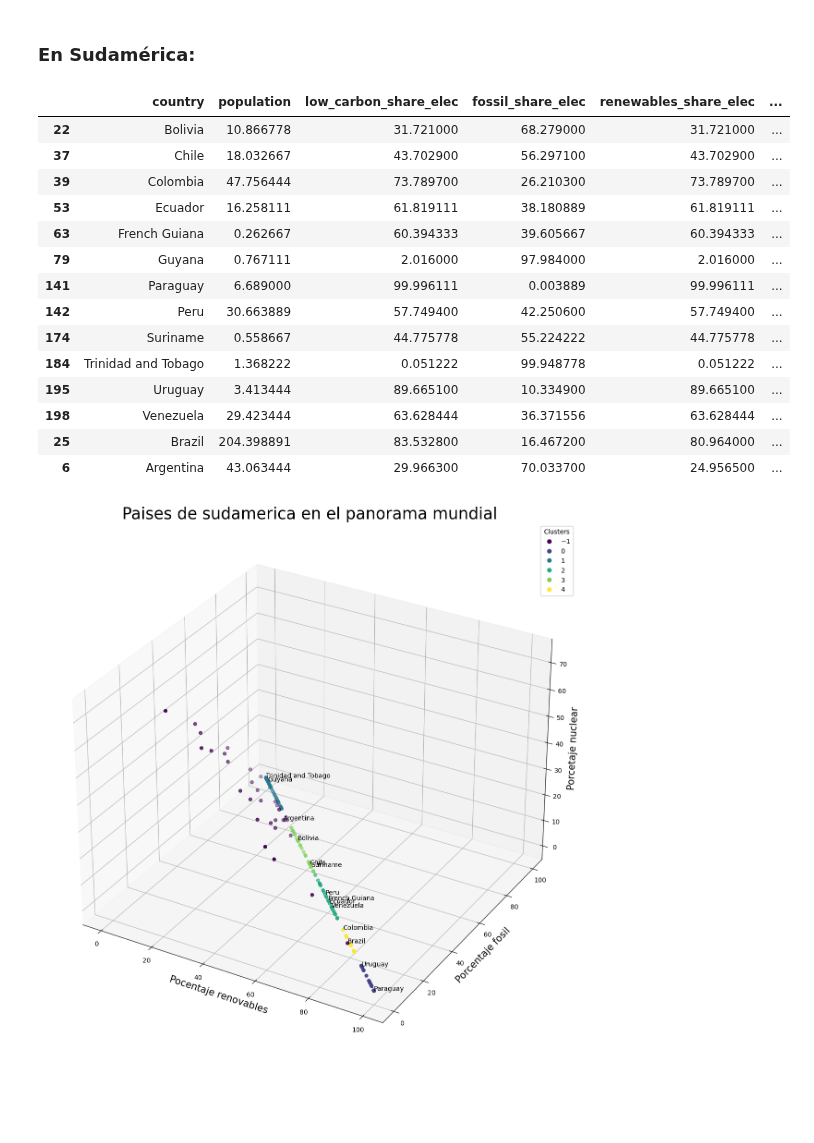
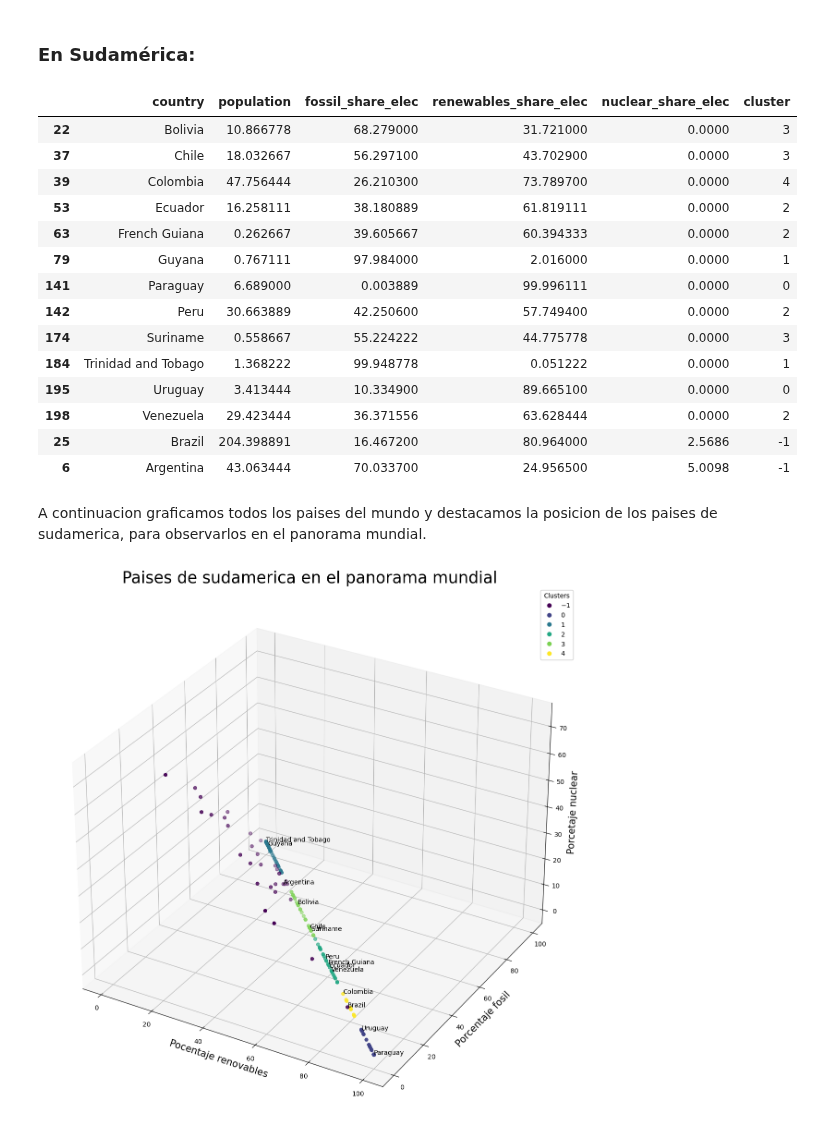
Before and after one commit to L-Ameneiro/EDA-Datasets, a Jupyter notebook: notebooks/modelo_no_supervisado.ipynb, the cells around one changed output. Saved outputs shown, nothing was run; the diff lists cells and outputs as text; code cells hidden in the pictures; blank space fills up the shorter version.

```diff
--- a/notebooks/modelo_no_supervisado.ipynb
+++ b/notebooks/modelo_no_supervisado.ipynb
@@ -111,6 +106,10 @@ Se pondran a prueba 540 combinaciones de 30 valores de epsilon y 18 valores de m
 Definimos la funcion:
 # %%
 def get_scores_and_labels(combinations, X):
+  ''' Calcula parametros optimos de DBSCAN para maximixar score de silhouette.
+  combinations: lista de combinaciones de epsilons y min_samples a probar.
+  X: numpy.array de variables a modelar.
+  '''
   scores = []
   all_labels_list = []
 
@@ -138,10 +137,6 @@ def get_scores_and_labels(combinations, X):
   best_labels = all_labels_list[best_index]
   best_score = scores[best_index]
 
-  # return {'best_epsilon': best_parameters[0],
-  #        'best_min_samples': best_parameters[1],
-  #        'best_labels': best_labels,
-  #        'best_score': best_score}
   return {'epsilon_optimo': best_parameters[0],
           'min_samples_optimo': best_parameters[1],
           'etiquetas_optimas': best_labels,
@@ -175,5 +170,5 @@ Usamos la funcion que definimos antes para poner a prueba las distintas combinac
 # %%
-best_dict = get_scores_and_labels(combinations, X_scaled)
+mejor_score = get_scores_and_labels(combinations, X_scaled)
 # %% [output]
 Index: 0, Score: 0.10754848631983081, Labels: [-1  0  1  1 -1  2 -1 -1  3  3 -1 -1  1  1  2  2  2 -1  4  5  1  0 -1 -1
   1 -1  1  1 -1  6  7 -1 -1 -1  1  4  2 -1 -1 -1  5 -1  8 -1 -1 -1 -1 -1
@@ -214,7 +211,7 @@ best_dict
 # %% [markdown]
 ## 4. Identificacion de clusters
 # %%
-df['cluster'] = best_dict['etiquetas_optimas']
+df['cluster'] = mejor_score['etiquetas_optimas']
 
 df['cluster'].value_counts()
 # %% [output]
@@ -373,24 +372,26 @@ df.sort_values("nuclear_share_elec").tail(15)
 ### En Sudamérica:
 # %%
 suram = df[df["continente"] == "Sudamérica"]
-# %%
-suram.sort_values("nuclear_share_elec")
-# %% [output]
-|  | country | population | low_carbon_share_elec | fossil_share_elec | renewables_share_elec | ... |
-| 22 | Bolivia | 10.866778 | 31.721000 | 68.279000 | 31.721000 | ... |
-| 37 | Chile | 18.032667 | 43.702900 | 56.297100 | 43.702900 | ... |
-| 39 | Colombia | 47.756444 | 73.789700 | 26.210300 | 73.789700 | ... |
-| 53 | Ecuador | 16.258111 | 61.819111 | 38.180889 | 61.819111 | ... |
-| 63 | French Guiana | 0.262667 | 60.394333 | 39.605667 | 60.394333 | ... |
-| 79 | Guyana | 0.767111 | 2.016000 | 97.984000 | 2.016000 | ... |
-| 141 | Paraguay | 6.689000 | 99.996111 | 0.003889 | 99.996111 | ... |
-| 142 | Peru | 30.663889 | 57.749400 | 42.250600 | 57.749400 | ... |
-| 174 | Suriname | 0.558667 | 44.775778 | 55.224222 | 44.775778 | ... |
-| 184 | Trinidad and Tobago | 1.368222 | 0.051222 | 99.948778 | 0.051222 | ... |
-| 195 | Uruguay | 3.413444 | 89.665100 | 10.334900 | 89.665100 | ... |
-| 198 | Venezuela | 29.423444 | 63.628444 | 36.371556 | 63.628444 | ... |
-| 25 | Brazil | 204.398891 | 83.532800 | 16.467200 | 80.964000 | ... |
-| 6 | Argentina | 43.063444 | 29.966300 | 70.033700 | 24.956500 | ... |
+# %%
+suram.sort_values("nuclear_share_elec").drop(["low_carbon_share_elec", "fossil_cons_per_capita", "continente", "iso_code", "per_capita_electricity"],axis=1)
+# %% [output]
+|  | country | population | fossil_share_elec | renewables_share_elec | nuclear_share_elec | cluster |
+| 22 | Bolivia | 10.866778 | 68.279000 | 31.721000 | 0.0000 | 3 |
+| 37 | Chile | 18.032667 | 56.297100 | 43.702900 | 0.0000 | 3 |
+| 39 | Colombia | 47.756444 | 26.210300 | 73.789700 | 0.0000 | 4 |
+| 53 | Ecuador | 16.258111 | 38.180889 | 61.819111 | 0.0000 | 2 |
+| 63 | French Guiana | 0.262667 | 39.605667 | 60.394333 | 0.0000 | 2 |
+| 79 | Guyana | 0.767111 | 97.984000 | 2.016000 | 0.0000 | 1 |
+| 141 | Paraguay | 6.689000 | 0.003889 | 99.996111 | 0.0000 | 0 |
+| 142 | Peru | 30.663889 | 42.250600 | 57.749400 | 0.0000 | 2 |
+| 174 | Suriname | 0.558667 | 55.224222 | 44.775778 | 0.0000 | 3 |
+| 184 | Trinidad and Tobago | 1.368222 | 99.948778 | 0.051222 | 0.0000 | 1 |
+| 195 | Uruguay | 3.413444 | 10.334900 | 89.665100 | 0.0000 | 0 |
+| 198 | Venezuela | 29.423444 | 36.371556 | 63.628444 | 0.0000 | 2 |
+| 25 | Brazil | 204.398891 | 16.467200 | 80.964000 | 2.5686 | -1 |
+| 6 | Argentina | 43.063444 | 70.033700 | 24.956500 | 5.0098 | -1 |
+# %% [markdown]
+A continuacion graficamos todos los paises del mundo y destacamos la posicion de los paises de sudamerica, para observarlos en el panorama mundial.
 # %%
 import matplotlib.pyplot as plt
 from mpl_toolkits.mplot3d import Axes3D
```
Also changed, not shown: parts of 23 cells of this notebook.
